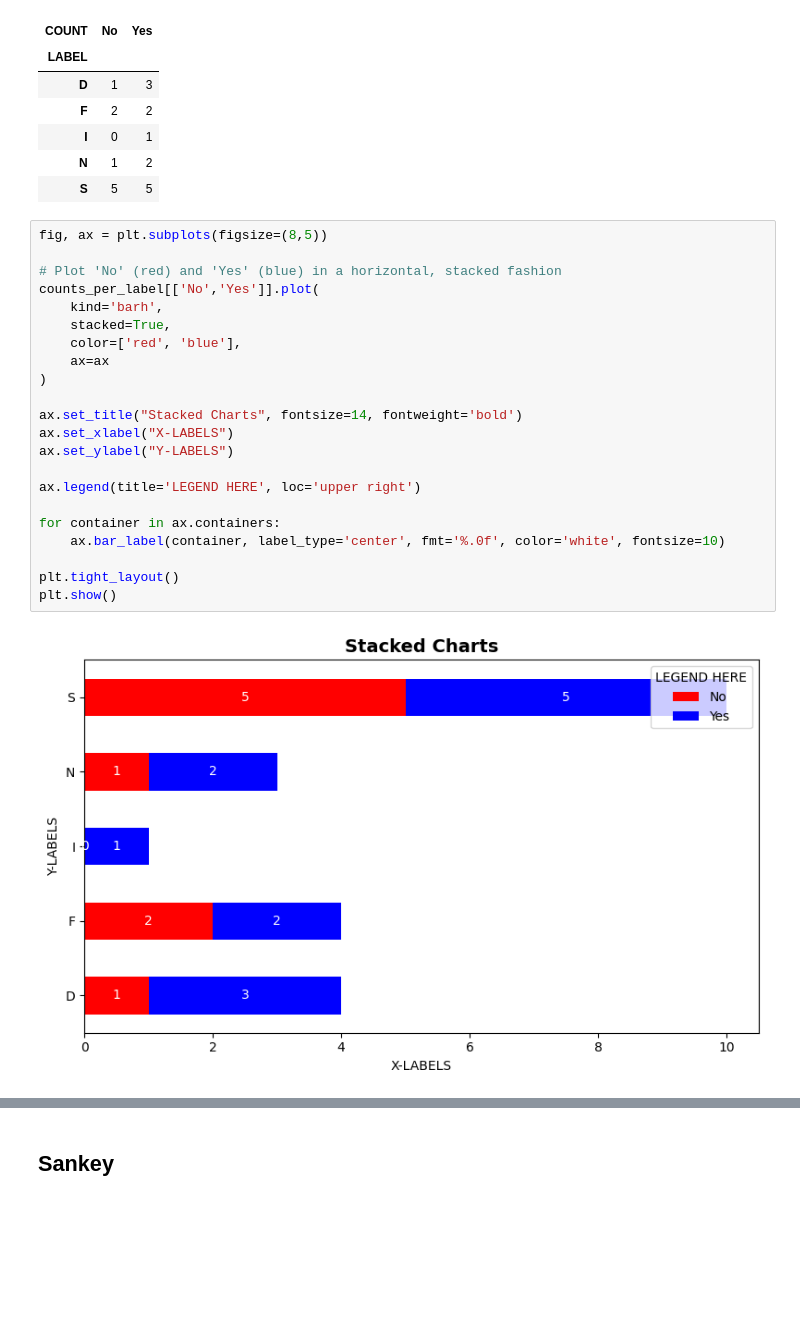
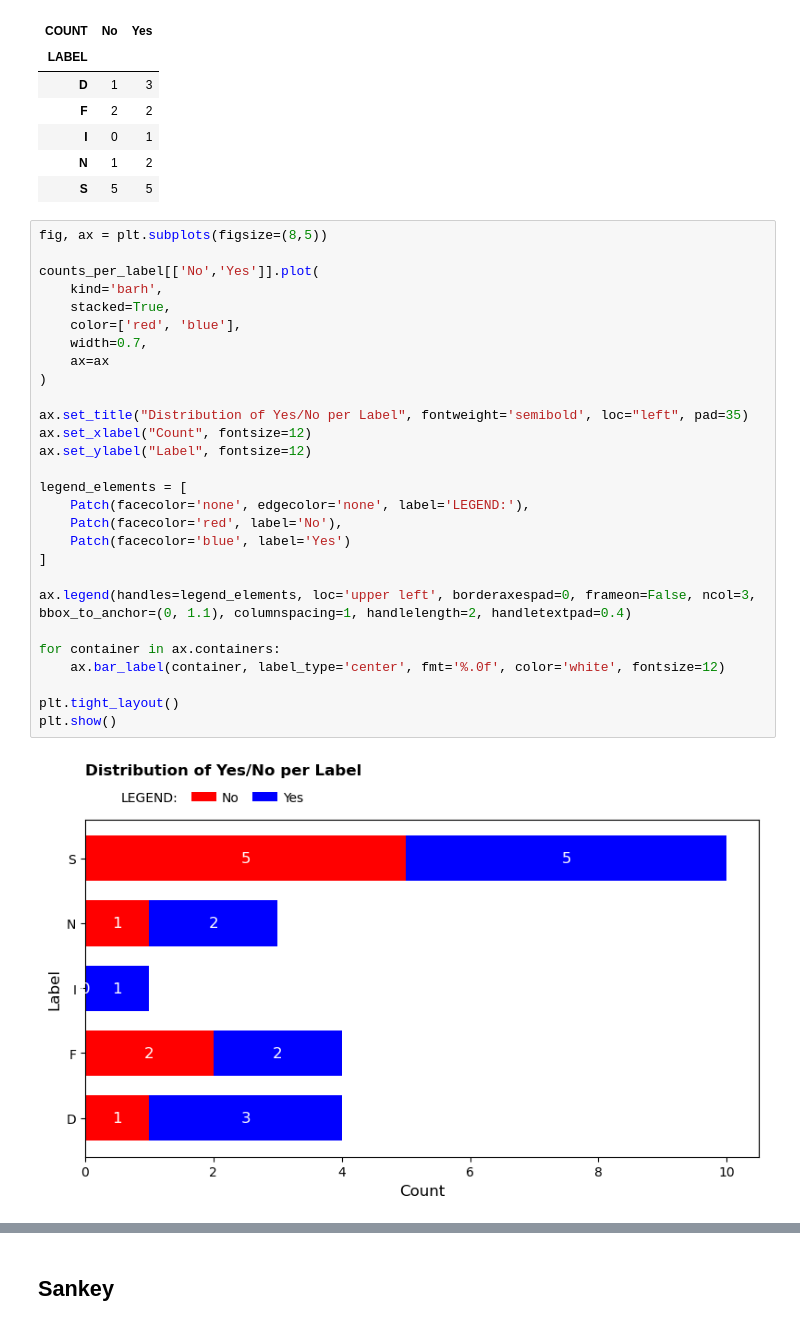
Before and after one commit to jbotmallen/DATA_ANALYTICS, a Jupyter notebook: Assigments/Assignment_2/assignment2.ipynb, the cells around one changed output, grey strips where cells are left out. Saved outputs shown, nothing was run; the diff lists cells and outputs as text; blank space fills up the shorter version.

```diff
--- a/Assigments/Assignment_2/assignment2.ipynb
+++ b/Assigments/Assignment_2/assignment2.ipynb
@@ -40,27 +43,33 @@ counts_per_label
 | I | 0 | 1 |
 | N | 1 | 2 |
 | S | 5 | 5 |
-# %%
-fig, ax = plt.subplots(figsize=(8,5))
-
-# Plot 'No' (red) and 'Yes' (blue) in a horizontal, stacked fashion
-counts_per_label[['No','Yes']].plot(
-    kind='barh',
-    stacked=True,
-    color=['red', 'blue'],
-    ax=ax
-)
-
-ax.set_title("Stacked Charts", fontsize=14, fontweight='bold')
-ax.set_xlabel("X-LABELS")
-ax.set_ylabel("Y-LABELS")
-
-ax.legend(title='LEGEND HERE', loc='upper right')
-
-for container in ax.containers:
-    ax.bar_label(container, label_type='center', fmt='%.0f', color='white', fontsize=10)
-
-plt.tight_layout()
-plt.show()
-# %% [output]
-[figure, removed]
+# %%
+fig, ax = plt.subplots(figsize=(8,5))
+
+counts_per_label[['No','Yes']].plot(
+    kind='barh',
+    stacked=True,
+    color=['red', 'blue'],
+    width=0.7,
+    ax=ax
+)
+
+ax.set_title("Distribution of Yes/No per Label", fontweight='semibold', loc="left", pad=35)
+ax.set_xlabel("Count", fontsize=12)
+ax.set_ylabel("Label", fontsize=12)
+
+legend_elements = [
+    Patch(facecolor='none', edgecolor='none', label='LEGEND:'),
+    Patch(facecolor='red', label='No'),
+    Patch(facecolor='blue', label='Yes')
+]
+
+ax.legend(handles=legend_elements, loc='upper left', borderaxespad=0, frameon=False, ncol=3, bbox_to_anchor=(0, 1.1), columnspacing=1, handlelength=2, handletextpad=0.4)
+
+for container in ax.containers:
+    ax.bar_label(container, label_type='center', fmt='%.0f', color='white', fontsize=12)
+
+plt.tight_layout()
+plt.show()
+# %% [output]
+[figure, added]
```
Also changed, not shown: parts of 9 cells of this notebook, 3 other files.
